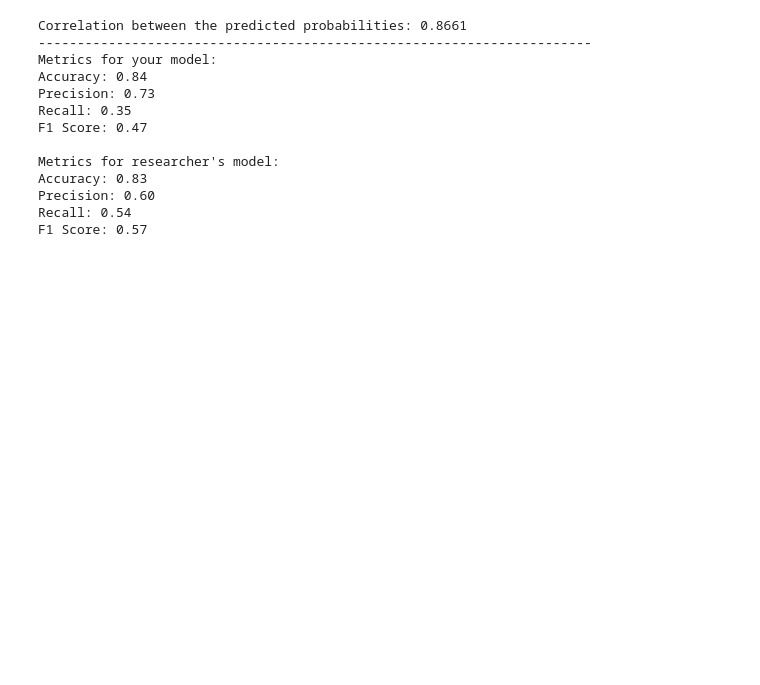
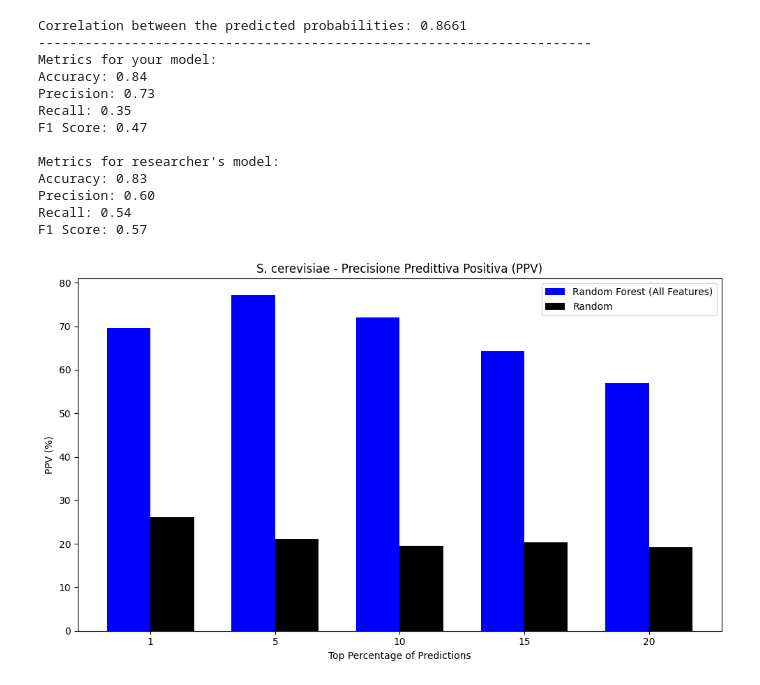
Before and after one commit to NiccoloCase/essential-genes-identification, a Jupyter notebook: test AI.ipynb, the cells around one changed output. Drawn from its saved outputs; the diff is of its cells as text; code cells hidden in the pictures; blank space fills up the shorter version.

```diff
--- a/test AI.ipynb
+++ b/test AI.ipynb
@@ -236,3 +236,80 @@ Accuracy: 0.83
 Precision: 0.60
 Recall: 0.54
 F1 Score: 0.57
+# %%
+import pandas as pd
+import numpy as np
+from sklearn.model_selection import train_test_split
+from sklearn.ensemble import RandomForestClassifier
+import matplotlib.pyplot as plt
+
+# Carica il dataset
+df = pd.read_excel('cerevisiae_data.xls')
+
+# Divisione del dataset in feature e target
+x = df.drop(columns=['Essential', 'orf_id'])  # Rimuovi 'Essential' (target) e 'orf_id' (inutile per i modelli)
+y = df['Essential']
+
+# Suddivisione in training e test set
+x_train, x_test, y_train, y_test = train_test_split(
+    x, y, test_size=0.5, random_state=42, stratify=y
+)
+
+# Addestramento del classificatore Random Forest
+rf_model = RandomForestClassifier(
+    n_estimators=300,
+    max_depth=20,
+    min_samples_split=5,
+    min_samples_leaf=2,
+    max_features='sqrt',
+    class_weight='balanced',
+    random_state=42,
+    n_jobs=-1
+)
+rf_model.fit(x_train, y_train)
+
+# Predizioni con probabilità
+y_prob = rf_model.predict_proba(x_test)[:, 1]  # Probabilità di essere essenziale
+y_sorted = np.argsort(y_prob)[::-1]  # Indici ordinati in base alla probabilità decrescente
+
+# Percentuali da analizzare
+percentages = [1, 5, 10, 15, 20]
+ppv_results = []
+
+# Calcola il PPV per ciascuna percentuale
+for p in percentages:
+    top_k = int(len(y_test) * (p / 100))
+    top_indices = y_sorted[:top_k]
+    ppv = y_test.iloc[top_indices].mean() * 100  # Percentuale di geni essenziali
+    ppv_results.append(ppv)
+
+# Simulazione del controllo casuale ("Random")
+random_results = []
+for p in percentages:
+    top_k = int(len(y_test) * (p / 100))
+    random_sample = y_test.sample(n=top_k, random_state=42)
+    ppv = random_sample.mean() * 100
+    random_results.append(ppv)
+
+# Creazione del grafico
+bar_width = 0.35
+x = np.arange(len(percentages))
+
+plt.figure(figsize=(10, 6))
+
+# Grafico per il classificatore e il controllo casuale
+plt.bar(x - bar_width/2, ppv_results, width=bar_width, label='Random Forest (All Features)', color='blue')
+plt.bar(x + bar_width/2, random_results, width=bar_width, label='Random', color='black')
+
+# Aggiungi etichette e titolo
+plt.xticks(x, percentages)
+plt.xlabel('Top Percentage of Predictions')
+plt.ylabel('PPV (%)')
+plt.title('S. cerevisiae - Precisione Predittiva Positiva (PPV)')
+plt.legend()
+
+# Mostra il grafico
+plt.tight_layout()
+plt.show()
+# %% [output]
+[figure, added]
```
Also changed, not shown: 3 other files.
